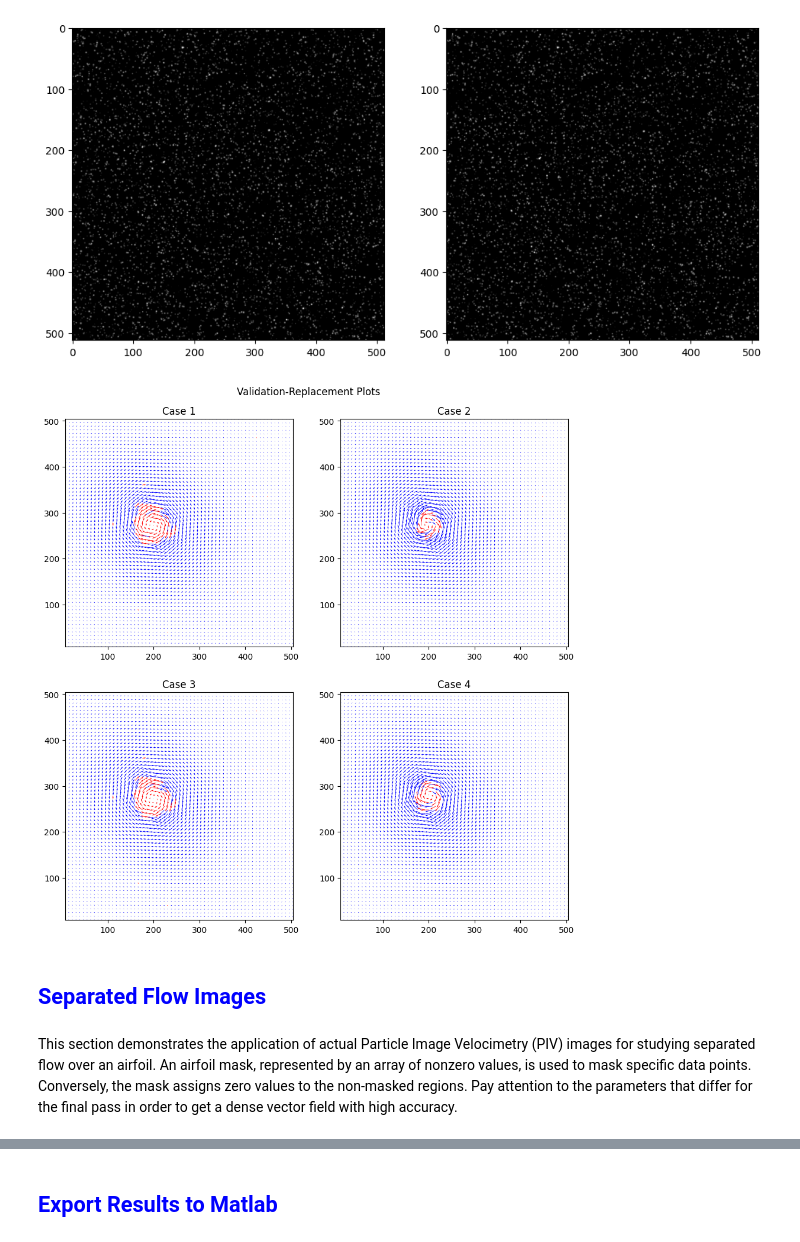
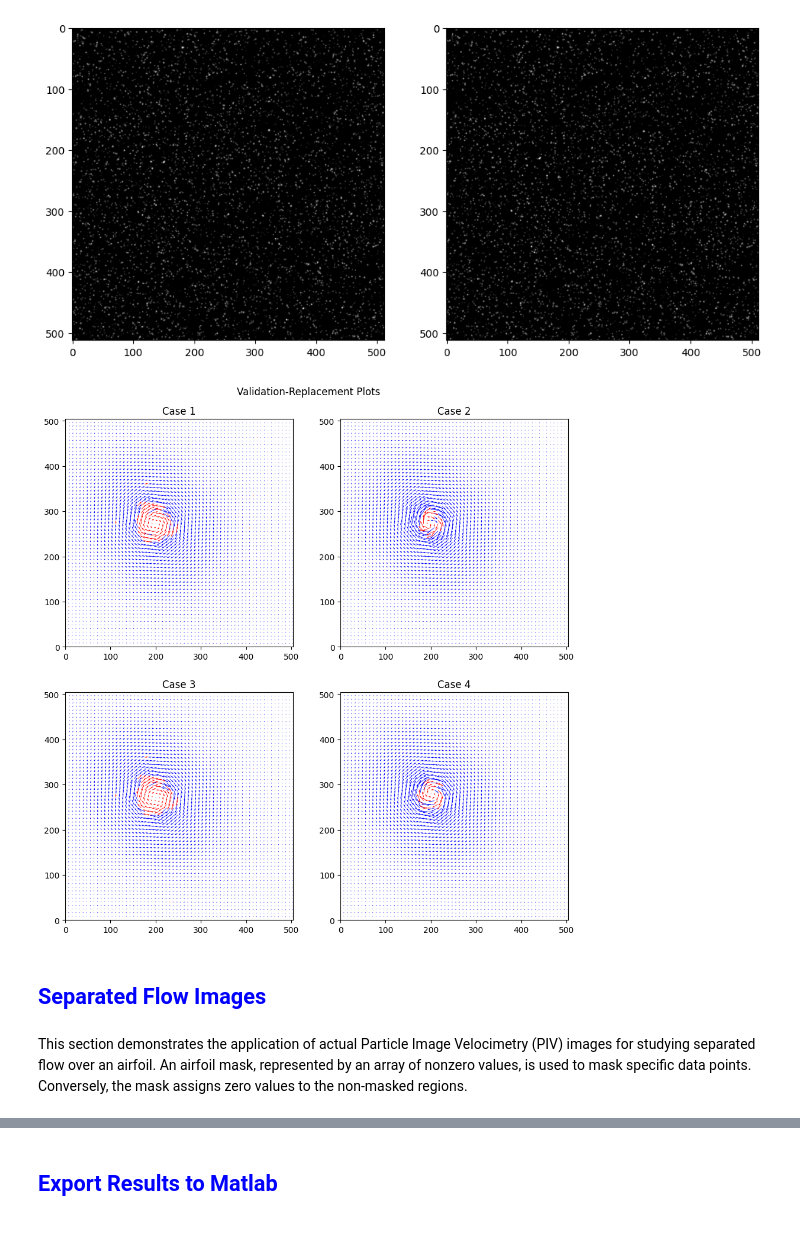
Before and after one commit to ali-sh-96/openpiv-python-cpu, a Jupyter notebook: tutorials/openpiv_python_cpu_tutorial.ipynb, the cells around one changed output, grey strips where cells are left out. Drawn from its saved outputs; the diff is of its cells as text; code cells hidden in the pictures.

```diff
--- a/tutorials/openpiv_python_cpu_tutorial.ipynb
+++ b/tutorials/openpiv_python_cpu_tutorial.ipynb
@@ -72,9 +73,17 @@ frame_a = cv2.imread(test_dir + "B005_1" + ".tif", cv2.IMREAD_ANYDEPTH)
 frame_b = cv2.imread(test_dir + "B005_2" + ".tif", cv2.IMREAD_ANYDEPTH)
 
 # Show the test images.
-fig, ax = plt.subplots(1, 2, figsize=(12,10))
-ax[0].imshow(frame_a, cmap=plt.cm.gray)
-ax[1].imshow(frame_b, cmap=plt.cm.gray)
+fig, axs = plt.subplots(1, 2, figsize=(12,10))
+axs[0].imshow(frame_a, cmap=plt.cm.gray)
+axs[1].imshow(frame_b, cmap=plt.cm.gray)
+
+# Modify tick labels and ticks.
+ticks_step = 100
+wd, ht = frame_a.shape
+for ax in axs:
+    ax.set_xticks(np.arange(0, wd, ticks_step))
+    ax.set_yticks(np.arange(0, ht, ticks_step))
+
 plt.show()
 # %% [output]
 [figure]
@@ -204,37 +213,43 @@ v = [-vk for vk in v]
 # %%
 # Create a figure with subplots.
 fig, axs = plt.subplots(2, 2, figsize=(11, 11))
 
 vector_width = 0.002
 vector_scale = 250
 
 # Plot the quiver plots.
 for i, ax in enumerate(axs.flatten()):
     ax.quiver(x[~loc[i]], y[~loc[i]], u[i][~loc[i]], v[i][~loc[i]], color="blue", width=vector_width, scale=vector_scale)
     ax.quiver(x[loc[i]], y[loc[i]], u[i][loc[i]], v[i][loc[i]], color="red", width=vector_width, scale=vector_scale)
 
     # Plot settings.
     ax.set_aspect(1)
     ax.set_xlim(np.min(x), np.max(x))
     ax.set_ylim(np.min(y), np.max(y))
 
 # Set titles and labels.
 axs[0, 0].set_title('Case 1')
 axs[0, 1].set_title('Case 2')
 axs[1, 0].set_title('Case 3')
 axs[1, 1].set_title('Case 4')
 
+# Modify tick labels and ticks.
+ticks_step = 100
+for ax in axs.flatten():
+    ax.set_xticks(np.arange(0, x[0, -1], ticks_step))
+    ax.set_yticks(np.arange(0, y[0, -1], ticks_step))
+
 # Adjust spacing between subplots.
 fig.subplots_adjust(wspace=0.2, hspace=0.2)
 
 fig.suptitle('Validation-Replacement Plots', y=0.93)
 plt.show()
 # %% [output]
-[figure, old version]
+[figure, new version]
 # %% [markdown]
 ## <span style="color:blue;">Separated Flow Images</span>
 # %% [markdown]
-This section demonstrates the application of actual Particle Image Velocimetry (PIV) images for studying separated flow over an airfoil. An airfoil mask, represented by an array of nonzero values, is used to mask specific data points. Conversely, the mask assigns zero values to the non-masked regions. Pay attention to the parameters that differ for the final pass in order to get a dense vector field with high accuracy.
+This section demonstrates the application of actual Particle Image Velocimetry (PIV) images for studying separated flow over an airfoil. An airfoil mask, represented by an array of nonzero values, is used to mask specific data points. Conversely, the mask assigns zero values to the non-masked regions.
 # %%
 # Load the airfoil images.
 data_dir = "./openpiv-python-cpu/tutorials/test2/"
```
Also changed, not shown: parts of 8 cells of this notebook, 1 other file.
